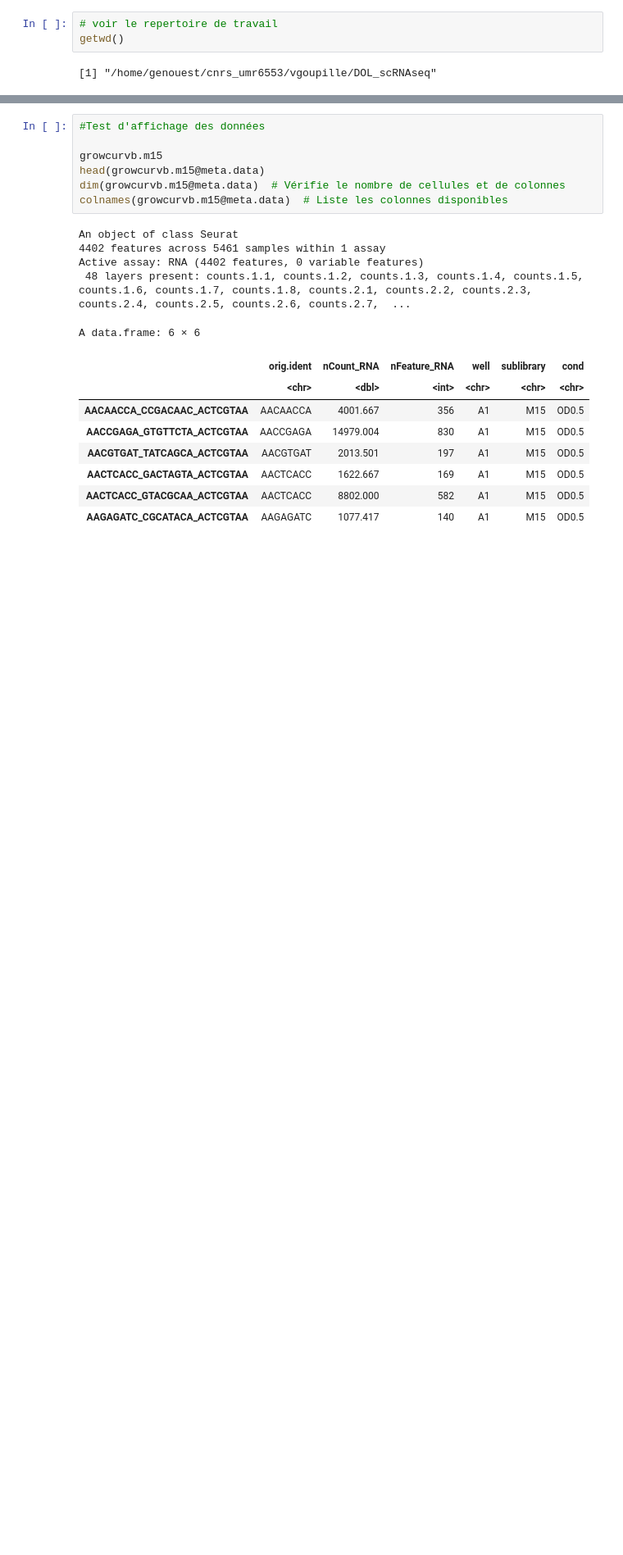
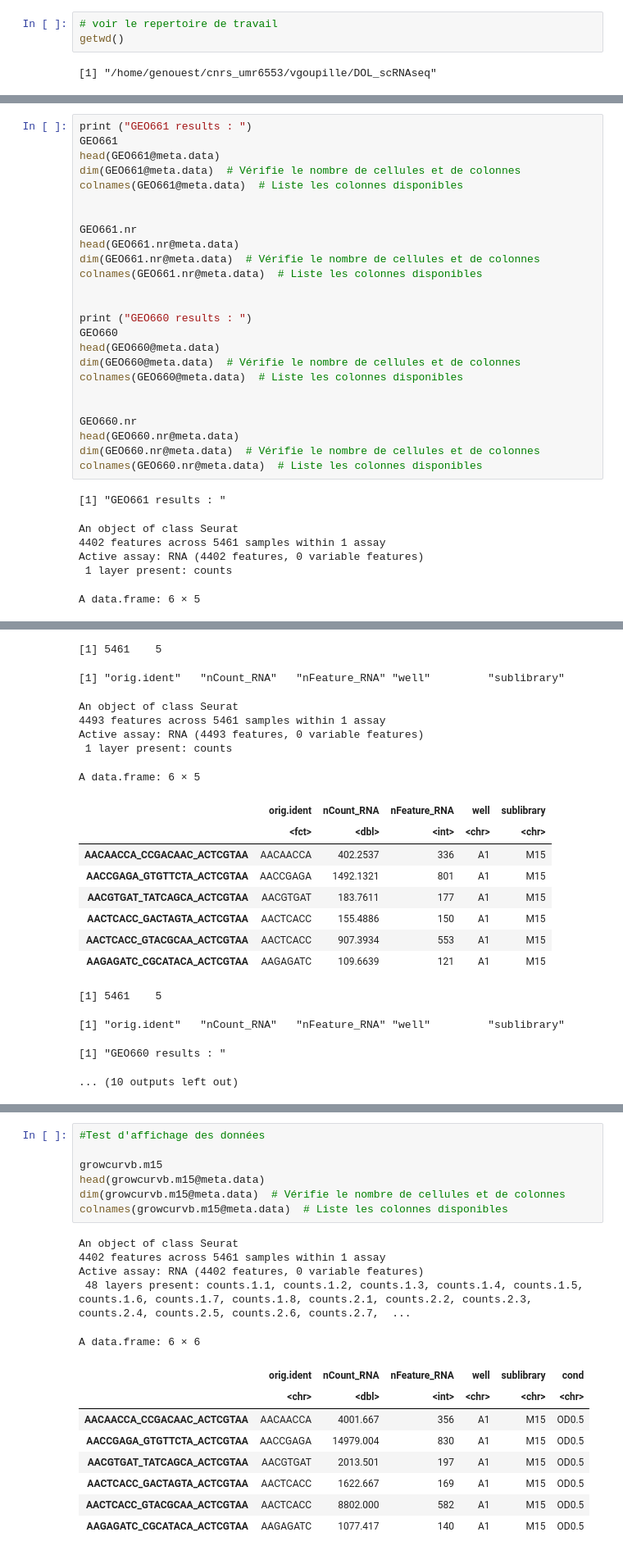
Before and after one commit to vgoupille/DOL_scRNAseq, a Jupyter notebook: 7_Article/script/2_analyse.ipynb, the cells around one changed output, grey strips where cells are left out. Shown at 82% size. Drawn from its saved outputs; the diff is of its cells as text; blank space fills up the shorter version.

```diff
--- a/7_Article/script/2_analyse.ipynb
+++ b/7_Article/script/2_analyse.ipynb
@@ -897,0 +819,32 @@ Warning message:
+# %%
+print ("GEO661 results : ")
+GEO661
+head(GEO661@meta.data)
+dim(GEO661@meta.data)  # Vérifie le nombre de cellules et de colonnes
+colnames(GEO661@meta.data)  # Liste les colonnes disponibles
+
+
+GEO661.nr
+head(GEO661.nr@meta.data)
+dim(GEO661.nr@meta.data)  # Vérifie le nombre de cellules et de colonnes
+colnames(GEO661.nr@meta.data)  # Liste les colonnes disponibles
+
+
+print ("GEO660 results : ")
+GEO660
+head(GEO660@meta.data)
+dim(GEO660@meta.data)  # Vérifie le nombre de cellules et de colonnes
+colnames(GEO660@meta.data)  # Liste les colonnes disponibles
+
+
+GEO660.nr
+head(GEO660.nr@meta.data)
+dim(GEO660.nr@meta.data)  # Vérifie le nombre de cellules et de colonnes
+colnames(GEO660.nr@meta.data)  # Liste les colonnes disponibles
+# %% [output]
+[1] "GEO661 results : "
+An object of class Seurat
+4402 features across 5461 samples within 1 assay
+Active assay: RNA (4402 features, 0 variable features)
+ 1 layer present: counts
+A data.frame: 6 × 5
@@ -898,3 +859,22 @@ Warning message:
+[1] 5461    5
+[1] "orig.ident"   "nCount_RNA"   "nFeature_RNA" "well"         "sublibrary"
+An object of class Seurat
+4493 features across 5461 samples within 1 assay
+Active assay: RNA (4493 features, 0 variable features)
+ 1 layer present: counts
+A data.frame: 6 × 5
+|  | orig.ident | nCount_RNA | nFeature_RNA | well | sublibrary |
+|  | <fct> | <dbl> | <int> | <chr> | <chr> |
+| AACAACCA_CCGACAAC_ACTCGTAA | AACAACCA | 402.2537 | 336 | A1 | M15 |
+| AACCGAGA_GTGTTCTA_ACTCGTAA | AACCGAGA | 1492.1321 | 801 | A1 | M15 |
+| AACGTGAT_TATCAGCA_ACTCGTAA | AACGTGAT | 183.7611 | 177 | A1 | M15 |
+| AACTCACC_GACTAGTA_ACTCGTAA | AACTCACC | 155.4886 | 150 | A1 | M15 |
+| AACTCACC_GTACGCAA_ACTCGTAA | AACTCACC | 907.3934 | 553 | A1 | M15 |
+| AAGAGATC_CGCATACA_ACTCGTAA | AAGAGATC | 109.6639 | 121 | A1 | M15 |
+[1] 5461    5
+[1] "orig.ident"   "nCount_RNA"   "nFeature_RNA" "well"         "sublibrary"
+[1] "GEO660 results : "
+... (10 outputs left out)
 # %%
 # assigne les metadonnées de densité optique aux cellules
 
```
Also changed, not shown: parts of 10 cells of this notebook.
